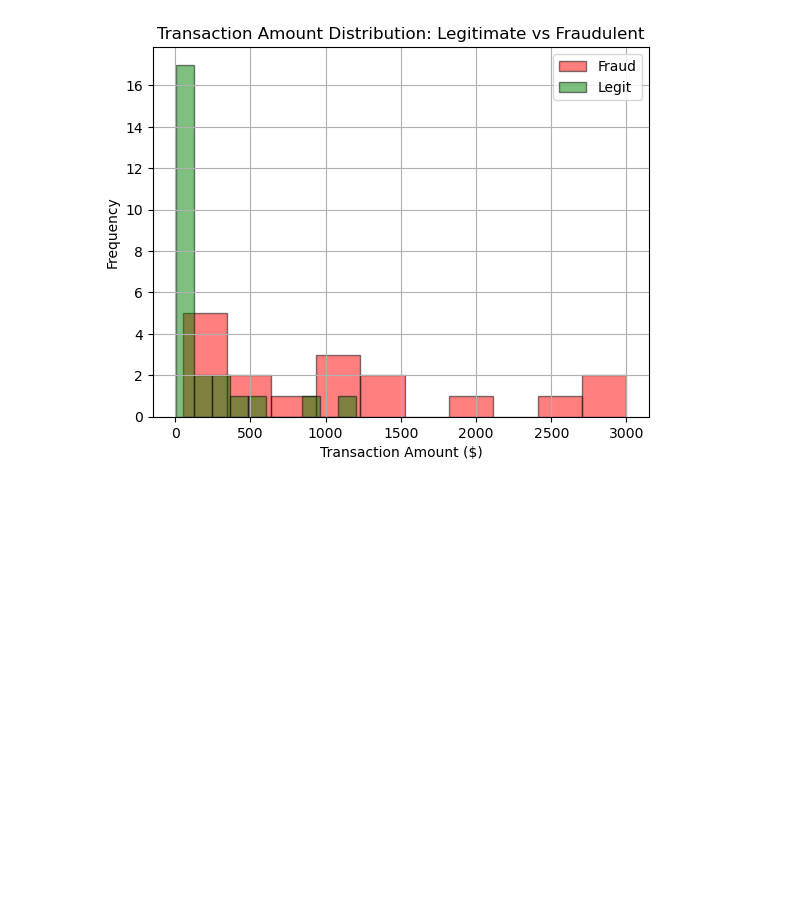
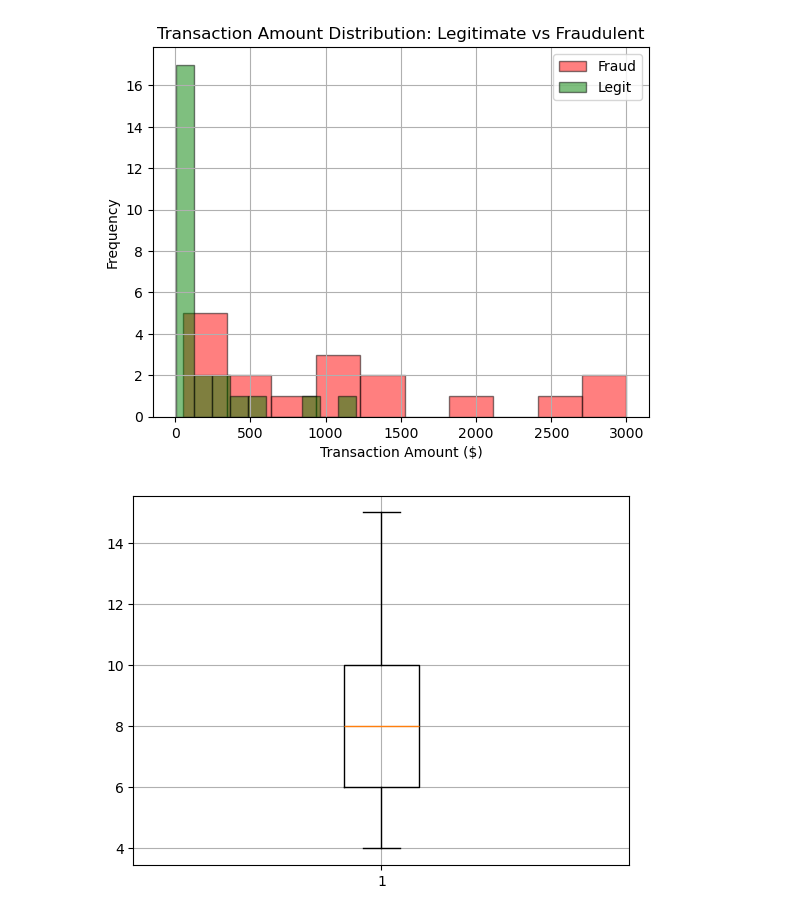
Before and after one commit to MohammedGousemohiyuddinYekkaluru/prime-ai-ml-learning-journey, a Jupyter notebook: Data Visualization/matplotlib.ipynb, the cells around one changed output. Saved outputs shown, nothing was run; the diff lists cells and outputs as text; code cells hidden in the pictures; blank space fills up the shorter version.

Commit message:
Add Box Plots and operations on box plots

```diff
--- a/Data Visualization/matplotlib.ipynb
+++ b/Data Visualization/matplotlib.ipynb
@@ -351,3 +351,12 @@ plt.legend()
 plt.grid(True)
 # %% [output]
 [figure]
+# %%
+# Box Plots
+
+data = [7, 8, 5, 6, 9, 4, 10, 12, 15]
+
+plt.boxplot(data)
+plt.grid(True)
+# %% [output]
+[figure, added]
```
Also changed, not shown: parts of 2 cells of this notebook.
